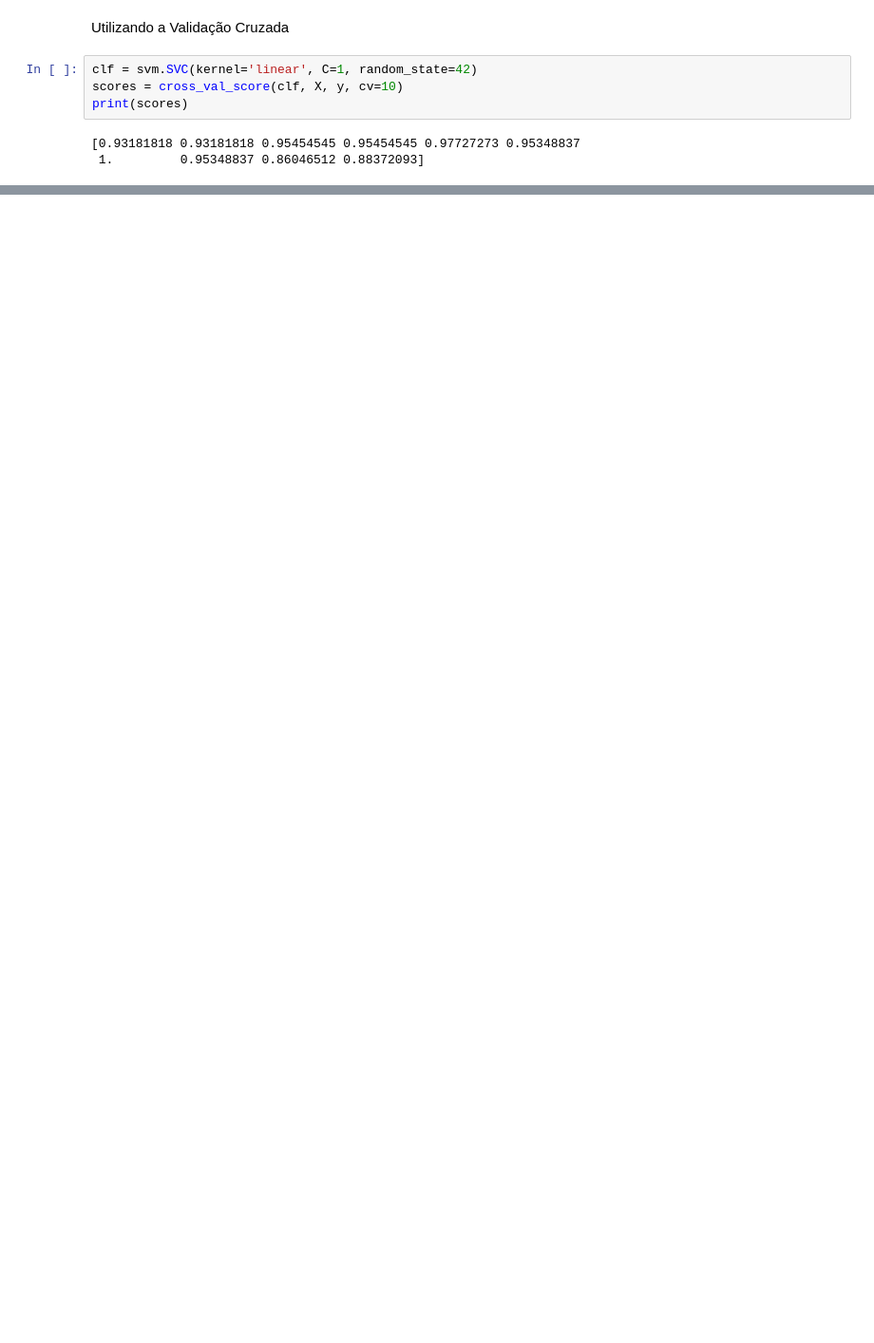
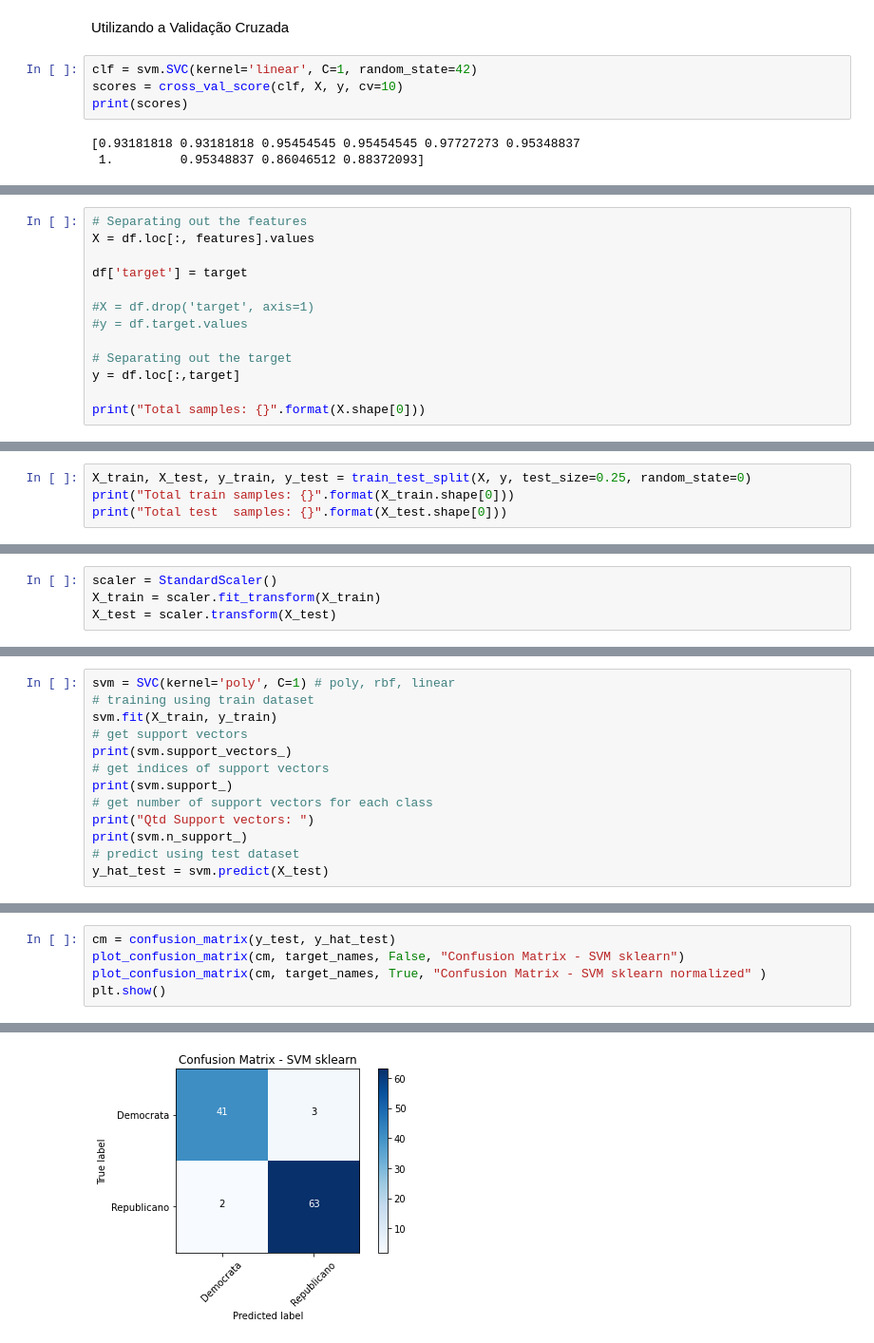
Before and after one commit to Vihimuro/MDAEL8, a Jupyter notebook: Mineração.ipynb, the cells around one changed output, grey strips where cells are left out. Shown at 95% size. Saved outputs shown, nothing was run; the diff lists cells and outputs as text; blank space fills up the shorter version.

```diff
--- a/Mineração.ipynb
+++ b/Mineração.ipynb
@@ -1495,0 +1532,13 @@ print(scores)
+# %%
+# Separating out the features
+X = df.loc[:, features].values
+
+df['target'] = target
+
+#X = df.drop('target', axis=1)
+#y = df.target.values
+
+# Separating out the target
+y = df.loc[:,target]
+
+print("Total samples: {}".format(X.shape[0]))
@@ -1495,0 +1549,4 @@ print(scores)
+# %%
+X_train, X_test, y_train, y_test = train_test_split(X, y, test_size=0.25, random_state=0)
+print("Total train samples: {}".format(X_train.shape[0]))
+print("Total test  samples: {}".format(X_test.shape[0]))
@@ -1495,0 +1558,4 @@ print(scores)
+# %%
+scaler = StandardScaler()
+X_train = scaler.fit_transform(X_train)
+X_test = scaler.transform(X_test)
@@ -1495,0 +1564,13 @@ print(scores)
+# %%
+svm = SVC(kernel='poly', C=1) # poly, rbf, linear
+# training using train dataset
+svm.fit(X_train, y_train)
+# get support vectors
+print(svm.support_vectors_)
+# get indices of support vectors
+print(svm.support_)
+# get number of support vectors for each class
+print("Qtd Support vectors: ")
+print(svm.n_support_)
+# predict using test dataset
+y_hat_test = svm.predict(X_test)
@@ -1495,0 +1607,6 @@ print(scores)
+# %%
+cm = confusion_matrix(y_test, y_hat_test)
+plot_confusion_matrix(cm, target_names, False, "Confusion Matrix - SVM sklearn")
+plot_confusion_matrix(cm, target_names, True, "Confusion Matrix - SVM sklearn normalized" )
+plt.show()
+# %% [output]
@@ -1495,0 +1619 @@ print(scores)
+[figure, added]
```
Also changed, not shown: parts of 24 cells of this notebook.
